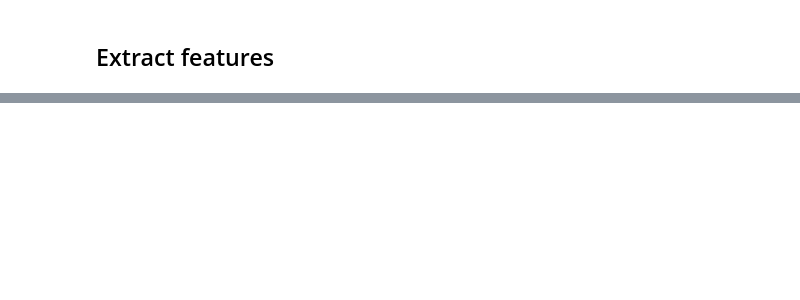
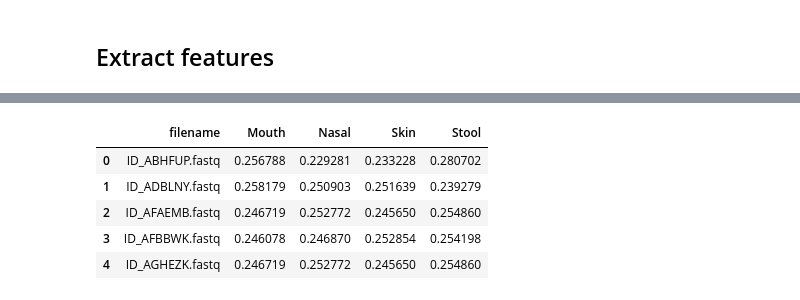
Before and after one commit to milagjurovska/MPEG-G_microbiome_classification, a Jupyter notebook: MPEG_G_preprocessing_and_results.ipynb, the cells around one changed output, grey strips where cells are left out. Cells and saved outputs as stored; diff of their text form; code cells hidden in the pictures; blank space fills up the shorter version.

Commit message:
rf + xgboost

```diff
--- a/MPEG_G_preprocessing_and_results.ipynb
+++ b/MPEG_G_preprocessing_and_results.ipynb
@@ -179,0 +250,10 @@ class DNAEncoder(nn.Module):
+# %%
+from sklearn.ensemble import RandomForestClassifier
+from sklearn.metrics import classification_report
+
+X_train, X_val, y_train, y_val = train_test_split(X, y, stratify=y, random_state=42)
+
+clf = RandomForestClassifier(n_estimators=50, random_state=42)
+clf.fit(X_train, y_train)
+y_pred = clf.predict(X_val)
+print(classification_report(y_val, y_pred, target_names=le.classes_))
@@ -179,0 +273,7 @@ class DNAEncoder(nn.Module):
+# %%
+import xgboost as xgb
+
+clf = xgb.XGBClassifier(tree_method="hist", early_stopping_rounds=2)
+clf.fit(X_train, y_train, eval_set=[(X_val, y_val)])
+y_pred = clf.predict(X_val)
+print(classification_report(y_val, y_pred, target_names=le.classes_))
@@ -179,0 +294,27 @@ class DNAEncoder(nn.Module):
+# %%
+test_dir = "TestFiles"
+test_files = [f for f in os.listdir(test_dir) if f.endswith(".fastq")]
+
+test_features = []
+for fname in test_files:
+    path = os.path.join(test_dir, fname)
+    feats = extract_features_with_kmers(path)
+    if feats:
+        feats["filename"] = fname
+        test_features.append(feats)
+
+df_test = pd.DataFrame(test_features)
+# %%
+X_test = df_test[feature_cols]
+probs = clf.predict_proba(X_test)
+
+probs_df = pd.DataFrame(probs, columns=le.inverse_transform(clf.classes_))
+probs_df.insert(0, "filename", df_test["filename"])
+probs_df.head()
+# %% [output]
+|  | filename | Mouth | Nasal | Skin | Stool |
+| 0 | ID_ABHFUP.fastq | 0.256788 | 0.229281 | 0.233228 | 0.280702 |
+| 1 | ID_ADBLNY.fastq | 0.258179 | 0.250903 | 0.251639 | 0.239279 |
+| 2 | ID_AFAEMB.fastq | 0.246719 | 0.252772 | 0.245650 | 0.254860 |
+| 3 | ID_AFBBWK.fastq | 0.246078 | 0.246870 | 0.252854 | 0.254198 |
+| 4 | ID_AGHEZK.fastq | 0.246719 | 0.252772 | 0.245650 | 0.254860 |
```
Also changed, not shown: parts of 13 cells of this notebook, 1 other file.
